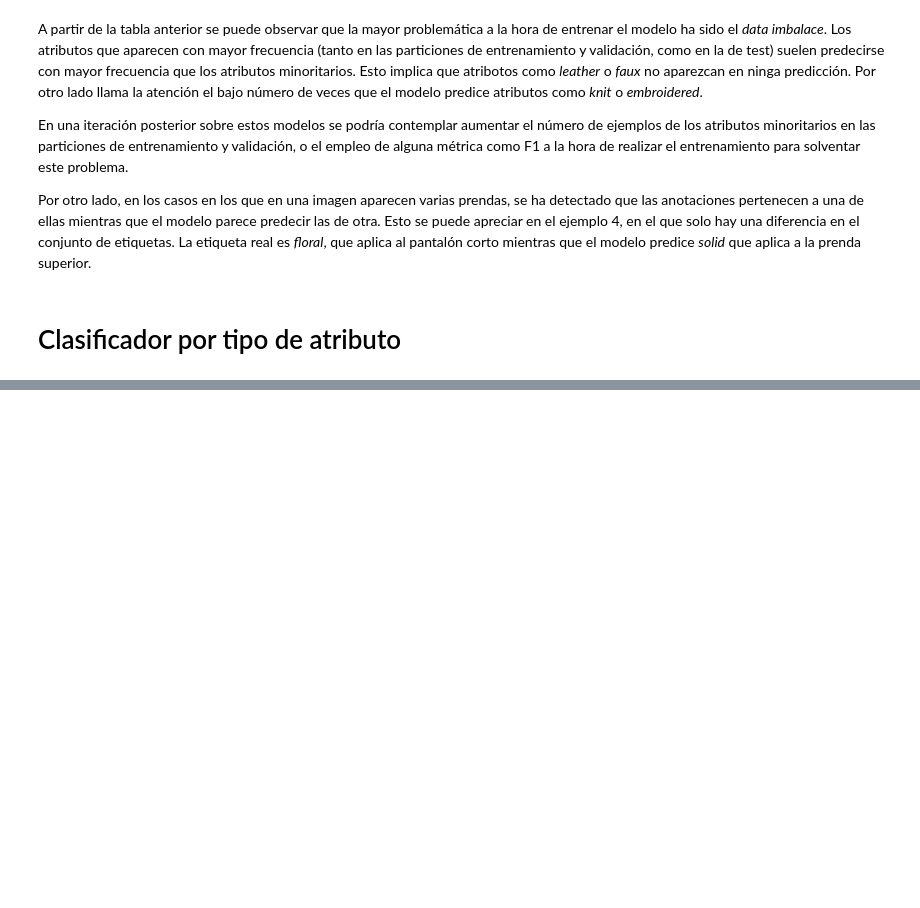
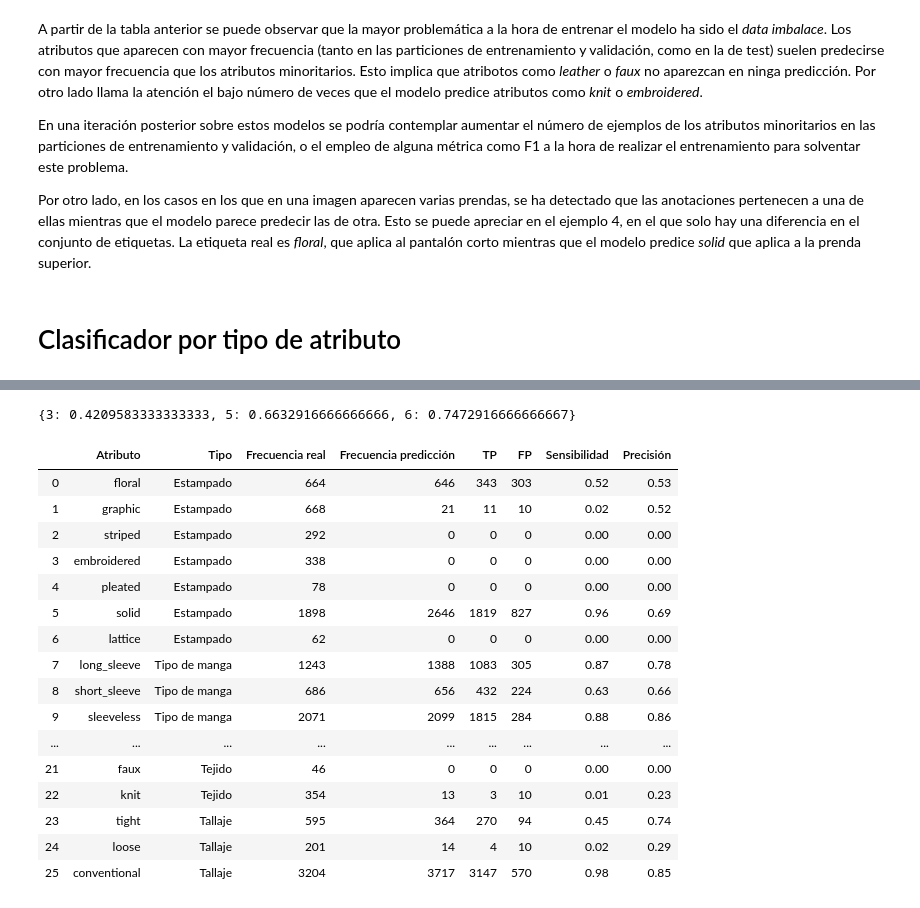
Before and after one commit to akepa/attribute-detection-in-fashon-images, a Jupyter notebook: DeepFashion_VersionReducida.ipynb, the cells around one changed output, grey strips where cells are left out. Cells and saved outputs as stored; diff of their text form; code cells hidden in the pictures; blank space fills up the shorter version.

Commit message:
Primera versión con modelos por tipo de atributo

```diff
--- a/DeepFashion_VersionReducida.ipynb
+++ b/DeepFashion_VersionReducida.ipynb
@@ -1055,0 +1211,24 @@ results_per_attr_type = try_pretrained_models_per_attribute_type()
+# %%
+res_split_models[1]
+# %% [output]
+{3: 0.4209583333333333, 5: 0.6632916666666666, 6: 0.7472916666666667}
+# %%
+build_results_table(res_split_models[0])
+# %% [output]
+|  | Atributo | Tipo | Frecuencia real | Frecuencia predicción | TP | FP | Sensibilidad | Precisión |
+| 0 | floral | Estampado | 664 | 646 | 343 | 303 | 0.52 | 0.53 |
+| 1 | graphic | Estampado | 668 | 21 | 11 | 10 | 0.02 | 0.52 |
+| 2 | striped | Estampado | 292 | 0 | 0 | 0 | 0.00 | 0.00 |
+| 3 | embroidered | Estampado | 338 | 0 | 0 | 0 | 0.00 | 0.00 |
+| 4 | pleated | Estampado | 78 | 0 | 0 | 0 | 0.00 | 0.00 |
+| 5 | solid | Estampado | 1898 | 2646 | 1819 | 827 | 0.96 | 0.69 |
+| 6 | lattice | Estampado | 62 | 0 | 0 | 0 | 0.00 | 0.00 |
+| 7 | long_sleeve | Tipo de manga | 1243 | 1388 | 1083 | 305 | 0.87 | 0.78 |
+| 8 | short_sleeve | Tipo de manga | 686 | 656 | 432 | 224 | 0.63 | 0.66 |
+| 9 | sleeveless | Tipo de manga | 2071 | 2099 | 1815 | 284 | 0.88 | 0.86 |
+| ... | ... | ... | ... | ... | ... | ... | ... | ... |
+| 21 | faux | Tejido | 46 | 0 | 0 | 0 | 0.00 | 0.00 |
+| 22 | knit | Tejido | 354 | 13 | 3 | 10 | 0.01 | 0.23 |
+| 23 | tight | Tallaje | 595 | 364 | 270 | 94 | 0.45 | 0.74 |
+| 24 | loose | Tallaje | 201 | 14 | 4 | 10 | 0.02 | 0.29 |
+| 25 | conventional | Tallaje | 3204 | 3717 | 3147 | 570 | 0.98 | 0.85 |
```
Also changed, not shown: parts of 30 cells of this notebook.
